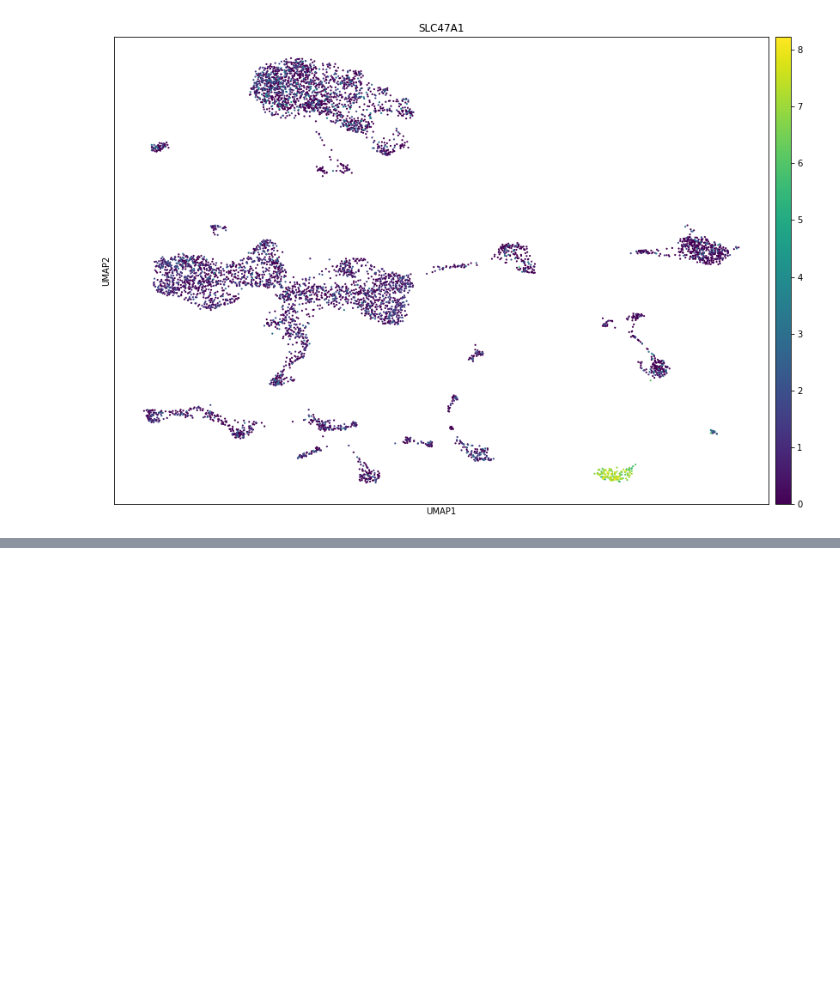
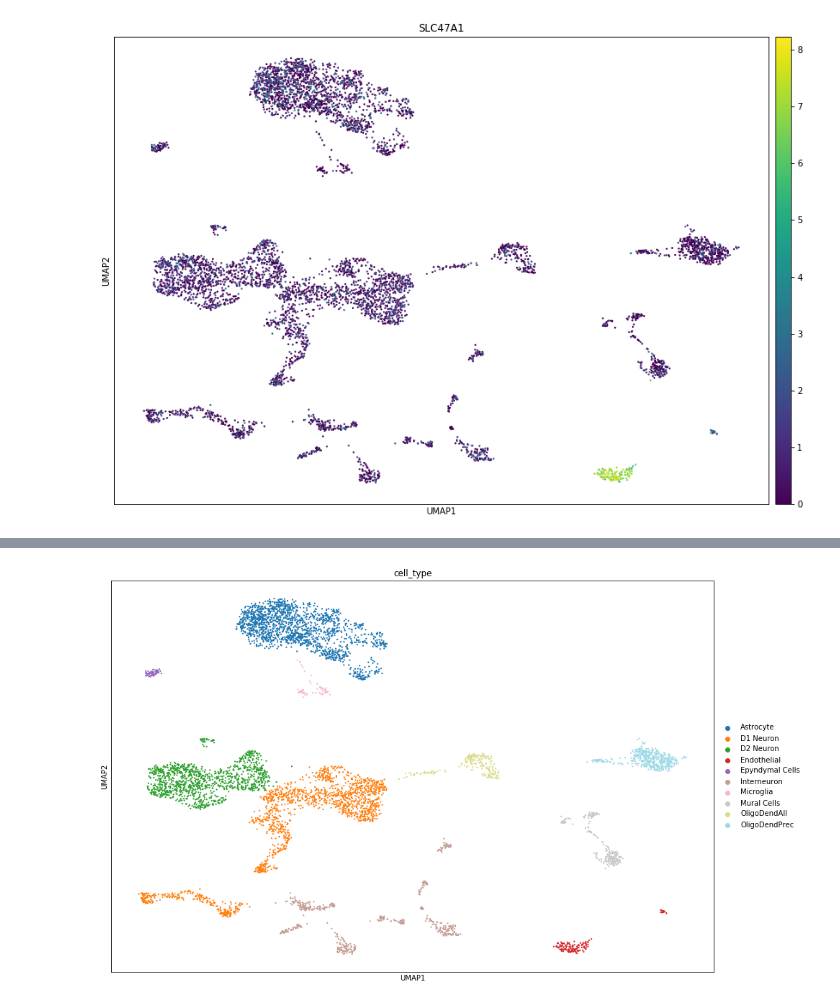
Before and after one commit to pfenninglab/nhp_snrna_striatum_analysis, a Jupyter notebook: analysis/full_nuclei_analysis.ipynb, the cells around one changed output, grey strips where cells are left out. Cells and saved outputs as stored; diff of their text form; code cells hidden in the pictures; blank space fills up the shorter version.

Commit message:
update to full nuclei analysis

```diff
--- a/analysis/full_nuclei_analysis.ipynb
+++ b/analysis/full_nuclei_analysis.ipynb
@@ -197,0 +289,29 @@ cluster_assign_dict
+# %%
+#we will assign the rest of the neurons to the inteneruons
+final_cluster_assignment = {'0': 'Astrocyte',
+ '1': 'D2 Neuron',
+ '10': 'Interneuron',
+ '11': 'Interneuron',
+ '12': 'Interneuron',
+ '13': 'Interneuron',
+ '14': 'Interneuron',
+ '15': 'Epyndymal Cells',
+ '16': 'Microglia',
+ '17': 'D2 Neuron',
+ '18': 'Endothelial',
+ '2': 'D1 Neuron',
+ '3': 'OligoDendPrec',
+ '4': 'Astrocyte',
+ '5': 'D1 Neuron',
+ '6': 'D1 Neuron',
+ '7': 'Mural Cells',
+ '8': 'OligoDendAll',
+ '9': 'Endothelial'}
+nuclei_cell_type_assignments = np.asarray([final_cluster_assignment[clust]
+                                           for clust in striatum_ann.obs["leiden"].values])
+striatum_ann.obs["cell_type"] = pd.Categorical(nuclei_cell_type_assignments,
+                                               np.unique(nuclei_cell_type_assignments))
+# %%
+sc.pl.umap(striatum_ann,color="cell_type",palette="tab20")
+# %% [output]
+[figure, added]
```
Also changed, not shown: parts of 14 cells of this notebook.
